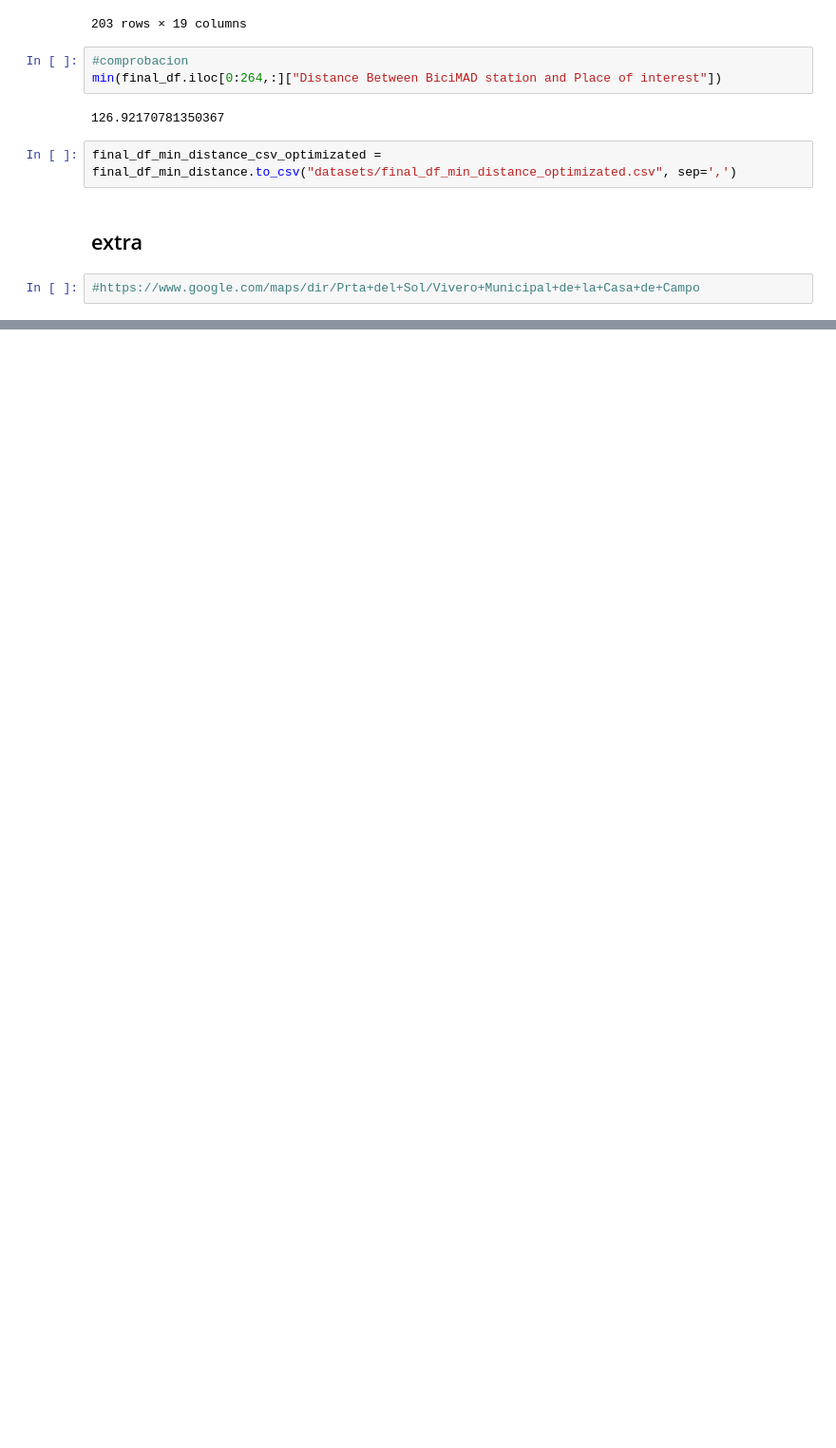
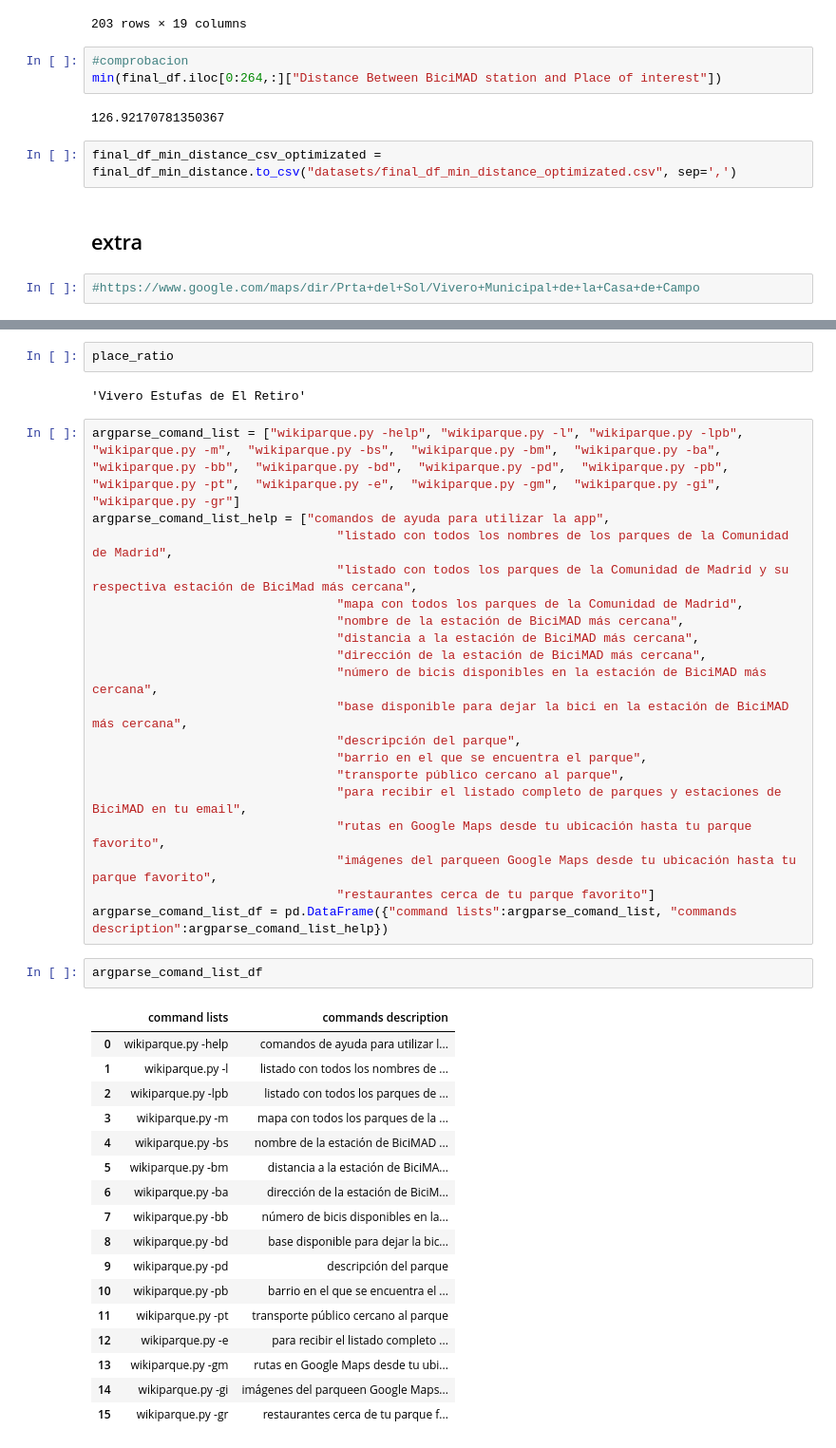
Before and after one commit to alvaro-saez/ironhack_proyecto1_bicimad_parques, a Jupyter notebook: test import dataset.ipynb, the cells around one changed output, grey strips where cells are left out. Shown: that part at 95% size. Drawn from its saved outputs; the diff is of its cells as text; blank space fills up the shorter version.

```diff
--- a/test import dataset.ipynb
+++ b/test import dataset.ipynb
@@ -477,0 +460,43 @@ place_ratio
+# %%
+place_ratio
+# %% [output]
+'Vivero Estufas de El Retiro'
+# %%
+argparse_comand_list = ["wikiparque.py -help", "wikiparque.py -l", "wikiparque.py -lpb",  "wikiparque.py -m",  "wikiparque.py -bs",  "wikiparque.py -bm",  "wikiparque.py -ba",  "wikiparque.py -bb",  "wikiparque.py -bd",  "wikiparque.py -pd",  "wikiparque.py -pb",  "wikiparque.py -pt",  "wikiparque.py -e",  "wikiparque.py -gm",  "wikiparque.py -gi",  "wikiparque.py -gr"]
+argparse_comand_list_help = ["comandos de ayuda para utilizar la app",
+                                 "listado con todos los nombres de los parques de la Comunidad de Madrid",
+                                 "listado con todos los parques de la Comunidad de Madrid y su respectiva estación de BiciMad más cercana",
+                                 "mapa con todos los parques de la Comunidad de Madrid",
+                                 "nombre de la estación de BiciMAD más cercana",
+                                 "distancia a la estación de BiciMAD más cercana",
+                                 "dirección de la estación de BiciMAD más cercana",
+                                 "número de bicis disponibles en la estación de BiciMAD más cercana",
+                                 "base disponible para dejar la bici en la estación de BiciMAD más cercana",
+                                 "descripción del parque",
+                                 "barrio en el que se encuentra el parque",
+                                 "transporte público cercano al parque",
+                                 "para recibir el listado completo de parques y estaciones de BiciMAD en tu email",
+                                 "rutas en Google Maps desde tu ubicación hasta tu parque favorito",
+                                 "imágenes del parqueen Google Maps desde tu ubicación hasta tu parque favorito",
+                                 "restaurantes cerca de tu parque favorito"]
+argparse_comand_list_df = pd.DataFrame({"command lists":argparse_comand_list, "commands description":argparse_comand_list_help})
+# %%
+argparse_comand_list_df
+# %% [output]
+|  | command lists | commands description |
+| 0 | wikiparque.py -help | comandos de ayuda para utilizar l... |
+| 1 | wikiparque.py -l | listado con todos los nombres de ... |
+| 2 | wikiparque.py -lpb | listado con todos los parques de ... |
+| 3 | wikiparque.py -m | mapa con todos los parques de la ... |
+| 4 | wikiparque.py -bs | nombre de la estación de BiciMAD ... |
+| 5 | wikiparque.py -bm | distancia a la estación de BiciMA... |
+| 6 | wikiparque.py -ba | dirección de la estación de BiciM... |
+| 7 | wikiparque.py -bb | número de bicis disponibles en la... |
+| 8 | wikiparque.py -bd | base disponible para dejar la bic... |
+| 9 | wikiparque.py -pd | descripción del parque |
+| 10 | wikiparque.py -pb | barrio en el que se encuentra el ... |
+| 11 | wikiparque.py -pt | transporte público cercano al parque |
+| 12 | wikiparque.py -e | para recibir el listado completo ... |
+| 13 | wikiparque.py -gm | rutas en Google Maps desde tu ubi... |
+| 14 | wikiparque.py -gi | imágenes del parqueen Google Maps... |
+| 15 | wikiparque.py -gr | restaurantes cerca de tu parque f... |
```
Also changed, not shown: parts of 37 cells of this notebook, 4 other files.
